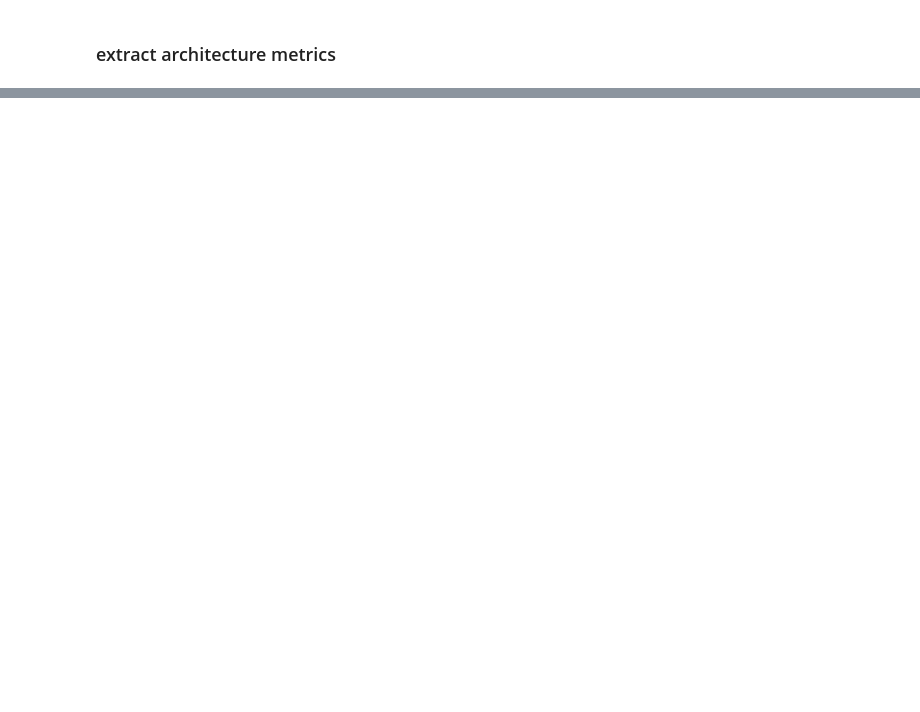
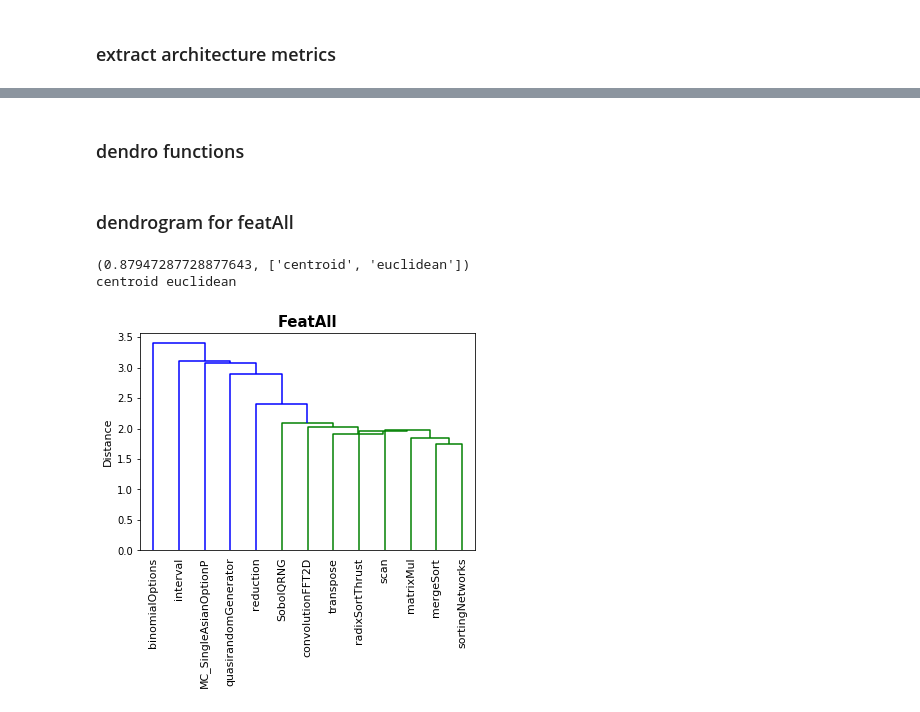
Before and after one commit to leimingyu/magus, a Jupyter notebook: 00_featSel/feature_selection.ipynb, the cells around one changed output, grey strips where cells are left out. Cells and saved outputs as stored; diff of their text form; code cells hidden in the pictures; blank space fills up the shorter version.

```diff
--- a/00_featSel/feature_selection.ipynb
+++ b/00_featSel/feature_selection.ipynb
@@ -45,0 +735,3 @@ NameError: name 'codecs' is not defined
+# %%
+with open('./metrics_scale.json', 'r') as metricsFile:
+     metrics_scale_dd = yaml.safe_load(metricsFile)
@@ -45,0 +804,11 @@ NameError: name 'codecs' is not defined
+# %%
+#
+# read metrics
+#
+with open('./pascal_metrics.json', 'r') as metricsFile:
+     metricsAll = yaml.safe_load(metricsFile)
+
+PascalMetrics = metricsAll['pascal']
+
+featureDim = len(PascalMetrics)
+print("Metrics on Pascal GPUs : {}".format(featureDim))
@@ -45,0 +1009,2 @@ NameError: name 'codecs' is not defined
+# %% [markdown]
+### dendro functions
@@ -45,0 +1078,40 @@ NameError: name 'codecs' is not defined
+# %% [markdown]
+### dendrogram for featAll
+# %%
+app_label = list(df_app_scale_featAll['AppName'])
+#print app_label
+
+df_featAll_data = df_app_scale_featAll.drop('AppName', axis=1)
+df_featAll_array = df_featAll_data.as_matrix()
+# %%
+data_array = df_featAll_array
+
+print find_best_method_metric_combination(data_array)
+
+
+(_, [myMethod, myMetric]) = find_best_method_metric_combination(data_array)
+
+print myMethod, myMetric
+
+
+pd = pdist(data_array, metric=myMetric)
+
+Z = hierarchy.linkage(data_array, method=myMethod)
+
+plt.title('FeatAll', fontsize=15, fontweight="bold")
+plt.ylabel('Distance', fontsize=11)
+
+dn = hierarchy.dendrogram(Z,
+                          leaf_rotation=90.,  # rotates the x axis labels
+                          leaf_font_size=11,  # font size for the x axis labels
+                          labels = app_label
+                         )
+
+plt.savefig('featAll.pdf',  transparent = True, bbox_inches='tight')
+# plt.savefig('feat15.png',  dpi=300, transparent = True, bbox_inches='tight')
+
+plt.show()
+# %% [output]
+(0.87947287728877643, ['centroid', 'euclidean'])
+centroid euclidean
+[figure, added]
```
Also changed, not shown: parts of 128 cells of this notebook.
